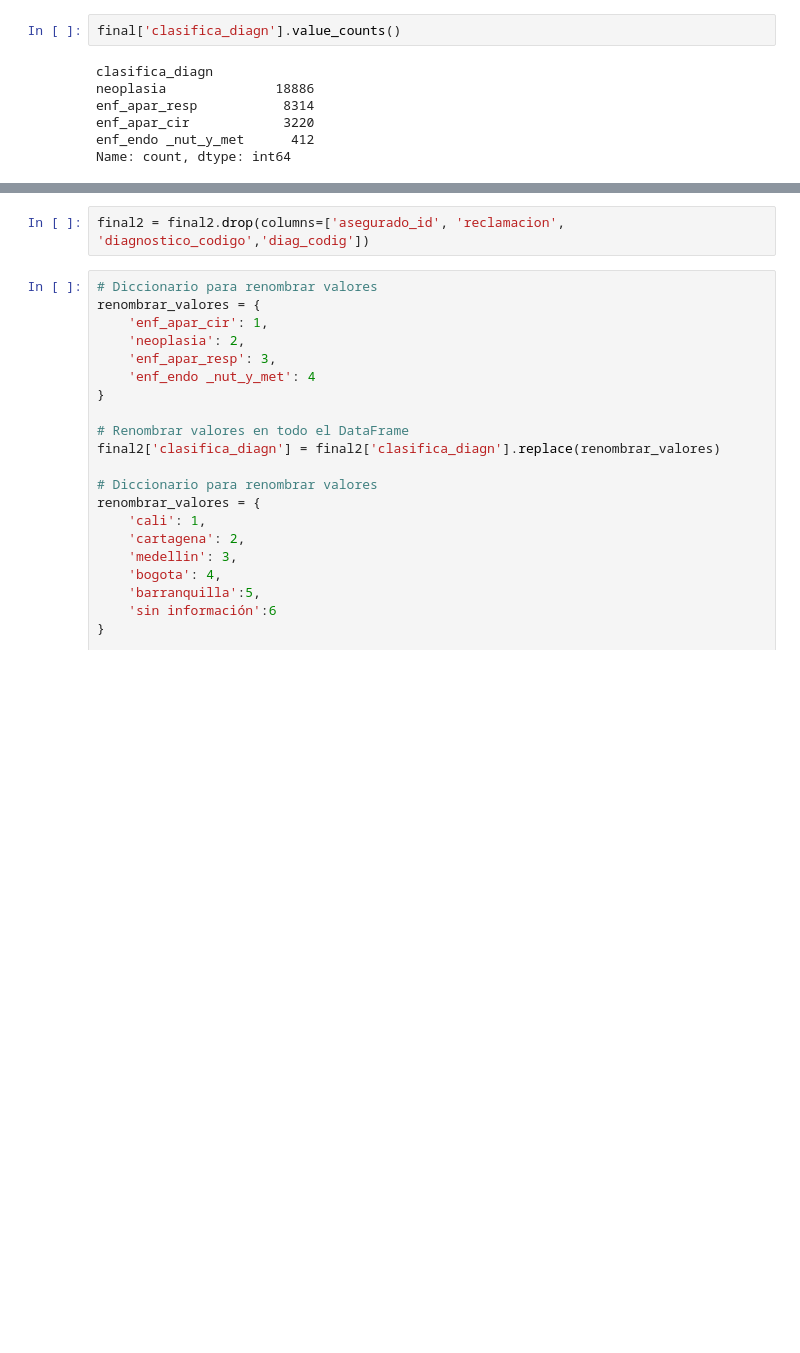
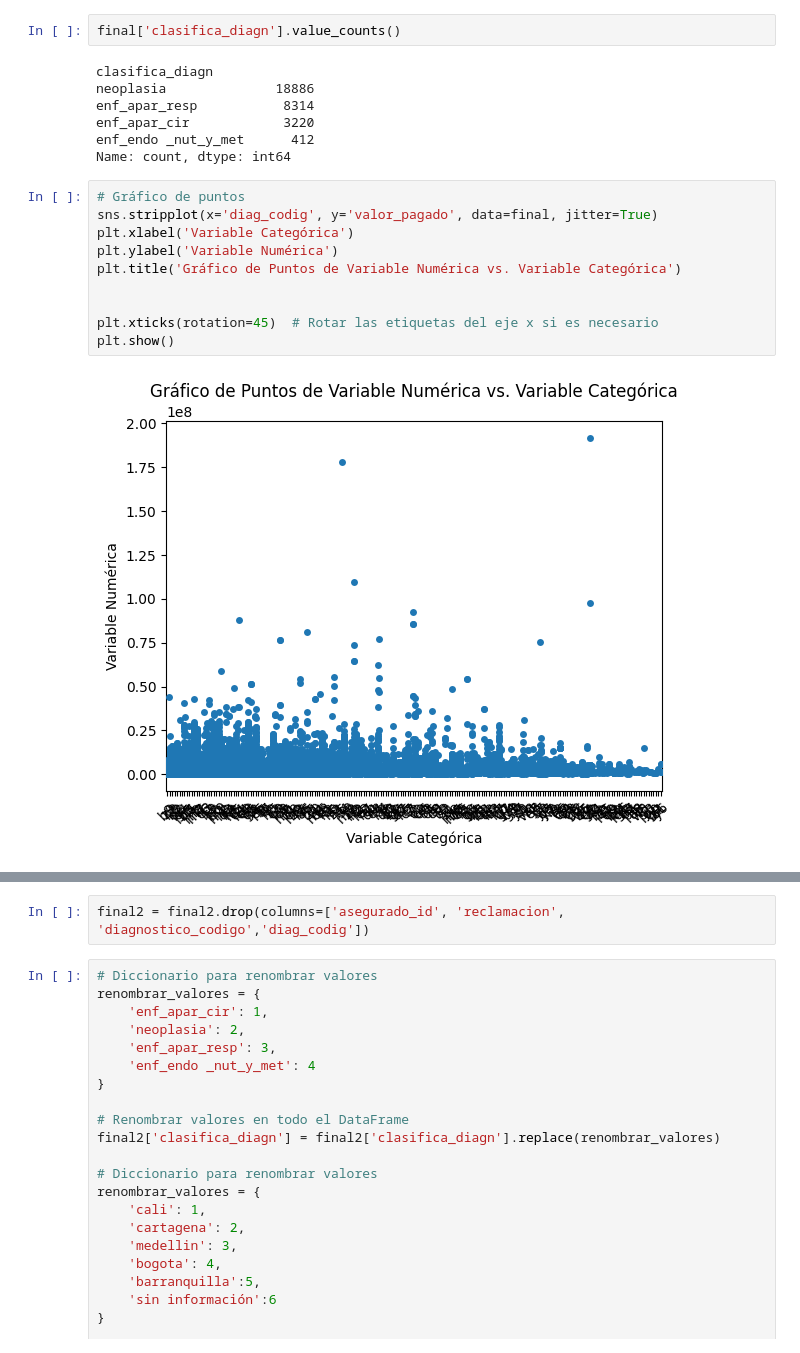
Before and after one commit to danielmancovidales/Aplicaciones-en-finanzas, a Jupyter notebook: Exploratorio.ipynb, the cells around one changed output, grey strips where cells are left out. Drawn from its saved outputs; the diff is of its cells as text; blank space fills up the shorter version.

```diff
--- a/Exploratorio.ipynb
+++ b/Exploratorio.ipynb
@@ -414,3 +414,15 @@ enf_apar_resp           8314
 enf_apar_cir            3220
 enf_endo _nut_y_met      412
 Name: count, dtype: int64
+# %%
+# Gráfico de puntos
+sns.stripplot(x='diag_codig', y='valor_pagado', data=final, jitter=True)
+plt.xlabel('Variable Categórica')
+plt.ylabel('Variable Numérica')
+plt.title('Gráfico de Puntos de Variable Numérica vs. Variable Categórica')
+
+
+plt.xticks(rotation=45)  # Rotar las etiquetas del eje x si es necesario
+plt.show()
+# %% [output]
+[figure, added]
```
Also changed, not shown: parts of 10 cells of this notebook.
